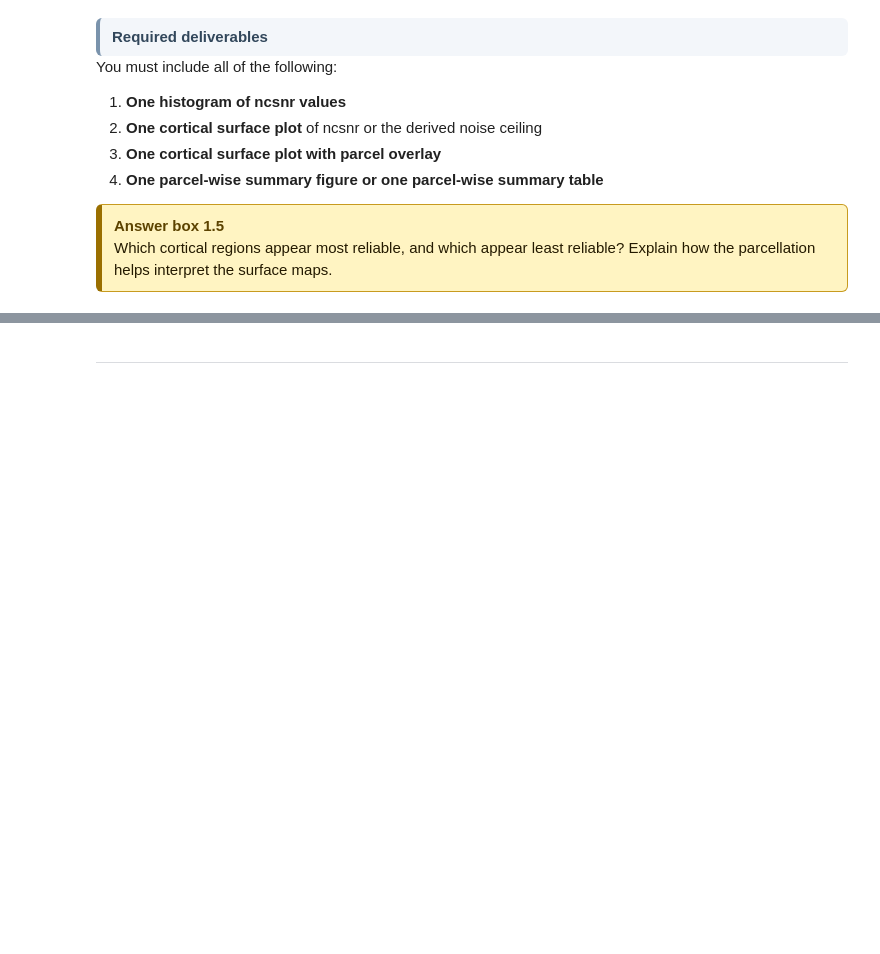
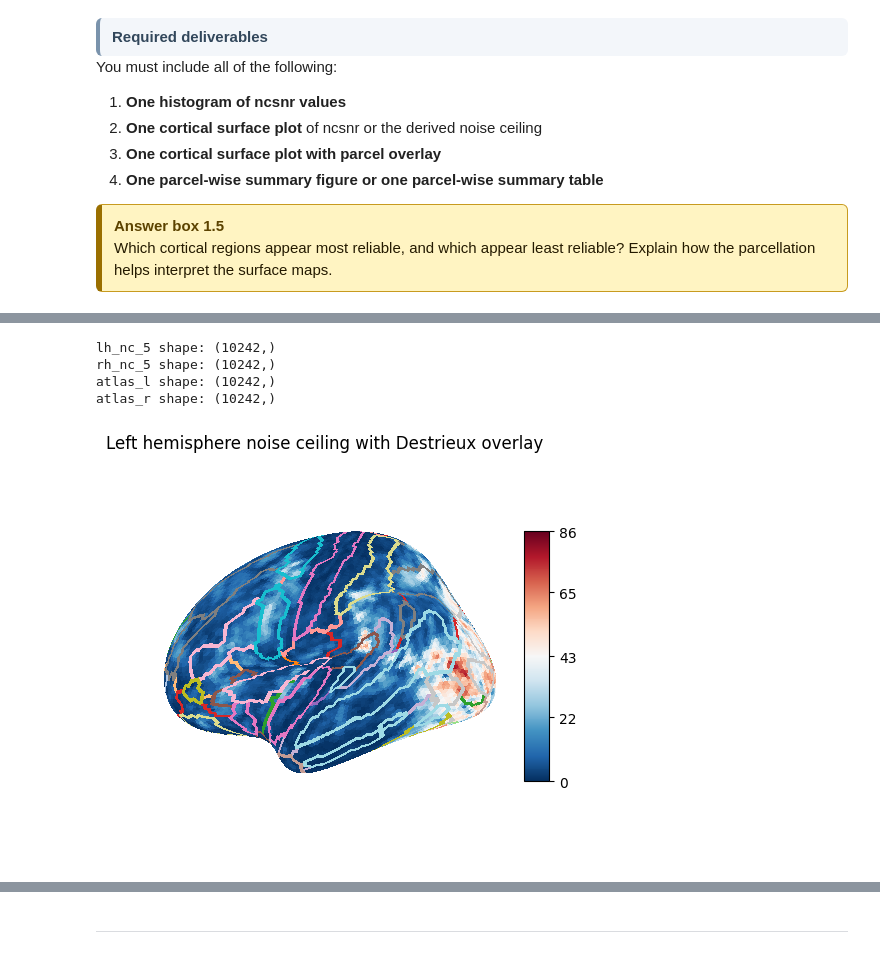
Before and after one commit to Shakikii/Brain-like_Project, a Jupyter notebook: nx414_project_2026.ipynb, the cells around one changed output, grey strips where cells are left out. Drawn from its saved outputs; the diff is of its cells as text; code cells hidden in the pictures; blank space fills up the shorter version.

```diff
--- a/nx414_project_2026.ipynb
+++ b/nx414_project_2026.ipynb
@@ -1829,0 +1928,10 @@ You must include all of the following:
+# %%
+destrieux = datasets.fetch_atlas_surf_destrieux()
+
+atlas_l = np.asarray(destrieux["map_left"])
+atlas_r = np.asarray(destrieux["map_right"])
+labels = destrieux["labels"]
+
+print("atlas_l shape:", atlas_l.shape)
+print("atlas_r shape:", atlas_r.shape)
+print("n labels:", len(labels))
@@ -1829,0 +1963,36 @@ You must include all of the following:
+# %%
+lh_nc_5 = downsample_surface_data_nn(lh_nc, mesh_high=fsavg["pial_left"], mesh_low=fsavg5["pial_left"])
+rh_nc_5 = downsample_surface_data_nn(rh_nc, mesh_high=fsavg["pial_right"], mesh_low=fsavg5["pial_right"])
+
+print("lh_nc_5 shape:", lh_nc_5.shape)
+print("rh_nc_5 shape:", rh_nc_5.shape)
+print("atlas_l shape:", atlas_l.shape)
+print("atlas_r shape:", atlas_r.shape)
+# %% [output]
+lh_nc_5 shape: (10242,)
+rh_nc_5 shape: (10242,)
+atlas_l shape: (10242,)
+atlas_r shape: (10242,)
+# %%
+fig = plotting.plot_surf_stat_map(
+    fsavg5["infl_left"],
+    stat_map=lh_nc_5,
+    hemi="left",
+    view="lateral",
+    bg_map=fsavg5["sulc_left"],
+    colorbar=True,
+    title="Left hemisphere noise ceiling with Destrieux overlay"
+)
+
+plotting.plot_surf_contours(
+    surf_mesh=fsavg5["infl_left"],
+    roi_map=atlas_l,
+    levels=np.unique(atlas_l),
+    hemi="left",
+    view="lateral",
+    figure=fig.figure
+)
+
+plt.show()
+# %% [output]
+[figure, added]
```
Also changed, not shown: parts of 9 cells of this notebook.
